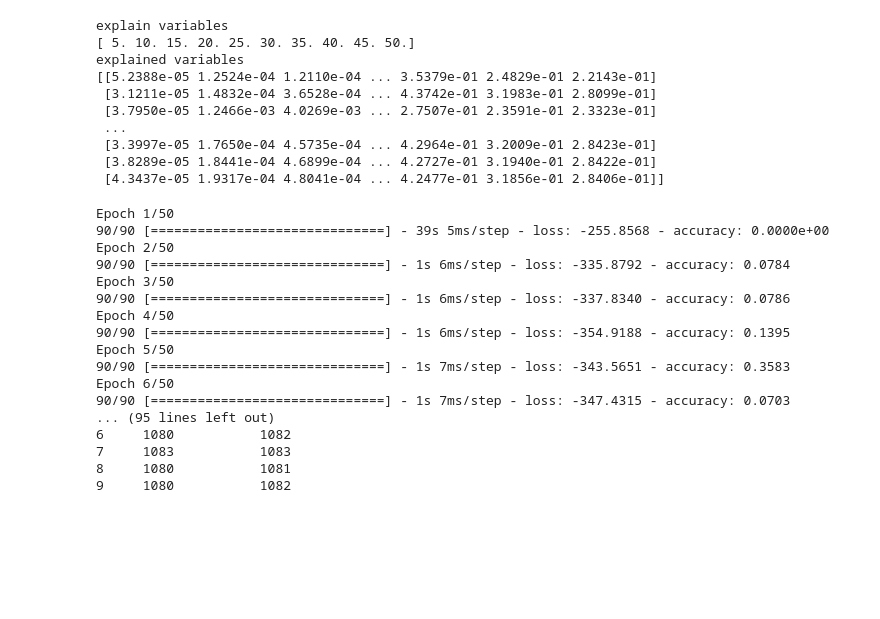
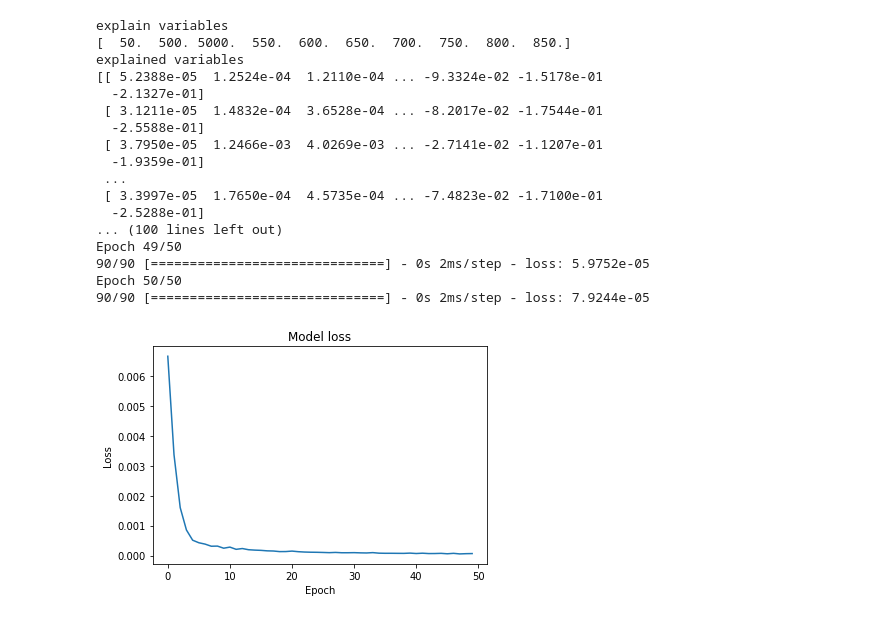
Before and after one commit to tnakash/usc_groupwork, a Jupyter notebook: USC_group4.ipynb, the cells around one changed output. Cells and saved outputs as stored; diff of their text form; code cells hidden in the pictures; blank space fills up the shorter version.

```diff
--- a/USC_group4.ipynb
+++ b/USC_group4.ipynb
@@ -30,6 +33,7 @@ print("explained variables\n{}".format(targets[:10]))
 x_train, x_test, y_train, y_test = train_test_split(features, targets, train_size=0.9)
 
 # set model referring Zhou and Ooka (2020) but can try anything!
+# should use Functional API rather than Sequencial API...
 model = Sequential()
 model.add(Dense(96, input_dim=1))
 model.add(Activation('relu'))
@@ -56,65 +60,59 @@ model.add(Activation('relu'))
 model.add(Dense(96, input_dim=96))
 model.add(Activation('relu'))
 model.add(Dense(96, input_dim=96))
 model.add(Activation('relu'))
 model.add(Dense(96, input_dim=96))
 model.add(Activation('relu'))
 model.add(Dense(96, input_dim=96))
 model.add(Activation('relu'))
 model.add(Dense(96, input_dim=96))
 model.add(Activation('relu'))
 model.add(Dense(96, input_dim=96))
 model.add(Activation('relu'))
 model.add(Dense(96, input_dim=96))
 model.add(Activation('relu'))
 model.add(Dense(96, input_dim=96))
 model.add(Activation('relu'))
 model.add(Dense(96, input_dim=96))
 model.add(Activation('relu'))
 model.add(Dense(96, input_dim=96))
 model.add(Activation('relu'))
-model.add(Dense(1089, input_dim=96))
-model.add(Activation('relu'))
+model.add(Dense(1089*2, input_dim=96))
+model.add(Activation('linear'))
 
-rmsprop = optimizers.RMSprop(lr=0.0005, rho=0.9, epsilon=None, decay=0.0) # need to consider rho
-model.compile(optimizer=rmsprop, loss='categorical_crossentropy', metrics=['accuracy'])
+rmsprop = optimizers.RMSprop(learning_rate=0.0005, rho=0.9, epsilon=None, decay=0.0)
+model.compile(optimizer=rmsprop, loss='mean_squared_error') #, metrics=['accuracy'])
 
 # train
-model.fit(x_train, y_train, epochs=50, batch_size=1)
+history = model.fit(x_train, y_train, epochs=50, batch_size=1)
 
 # predict the labels of test data
 pred = model.predict(x_test)
-pred_list = pd.Series([np.argmax(value) for value in pred])
-true_list = pd.Series([np.argmax(value) for value in y_test])
-print(pd.DataFrame({'predict': pred_list,
-                   'True_category': true_list}))
+
+# Plot loss values
+plt.plot(history.history['loss'])
+plt.title('Model loss')
+plt.ylabel('Loss')
+plt.xlabel('Epoch')
+plt.show()
 # %% [output]
 explain variables
-[ 5. 10. 15. 20. 25. 30. 35. 40. 45. 50.]
+[  50.  500. 5000.  550.  600.  650.  700.  750.  800.  850.]
 explained variables
-[[5.2388e-05 1.2524e-04 1.2110e-04 ... 3.5379e-01 2.4829e-01 2.2143e-01]
- [3.1211e-05 1.4832e-04 3.6528e-04 ... 4.3742e-01 3.1983e-01 2.8099e-01]
- [3.7950e-05 1.2466e-03 4.0269e-03 ... 2.7507e-01 2.3591e-01 2.3323e-01]
+[[ 5.2388e-05  1.2524e-04  1.2110e-04 ... -9.3324e-02 -1.5178e-01
+  -2.1327e-01]
+ [ 3.1211e-05  1.4832e-04  3.6528e-04 ... -8.2017e-02 -1.7544e-01
+  -2.5588e-01]
+ [ 3.7950e-05  1.2466e-03  4.0269e-03 ... -2.7141e-02 -1.1207e-01
+  -1.9359e-01]
  ...
- [3.3997e-05 1.7650e-04 4.5735e-04 ... 4.2964e-01 3.2009e-01 2.8423e-01]
- [3.8289e-05 1.8441e-04 4.6899e-04 ... 4.2727e-01 3.1940e-01 2.8422e-01]
- [4.3437e-05 1.9317e-04 4.8041e-04 ... 4.2477e-01 3.1856e-01 2.8406e-01]]
+ [ 3.3997e-05  1.7650e-04  4.5735e-04 ... -7.4823e-02 -1.7100e-01
+  -2.5288e-01]
+... (100 lines left out)
+Epoch 49/50
+90/90 [==============================] - 0s 2ms/step - loss: 5.9752e-05
+Epoch 50/50
+90/90 [==============================] - 0s 2ms/step - loss: 7.9244e-05
-Epoch 1/50
-90/90 [==============================] - 39s 5ms/step - loss: -255.8568 - accuracy: 0.0000e+00
-Epoch 2/50
-90/90 [==============================] - 1s 6ms/step - loss: -335.8792 - accuracy: 0.0784
-Epoch 3/50
-90/90 [==============================] - 1s 6ms/step - loss: -337.8340 - accuracy: 0.0786
-Epoch 4/50
-90/90 [==============================] - 1s 6ms/step - loss: -354.9188 - accuracy: 0.1395
-Epoch 5/50
-90/90 [==============================] - 1s 7ms/step - loss: -343.5651 - accuracy: 0.3583
-Epoch 6/50
-90/90 [==============================] - 1s 7ms/step - loss: -347.4315 - accuracy: 0.0703
-... (95 lines left out)
-6     1080           1082
-7     1083           1083
-8     1080           1081
-9     1080           1082
+[figure, added]
 # %%
 # change the shape for visualization
```
Also changed, not shown: parts of 5 cells of this notebook, 1 other file.
